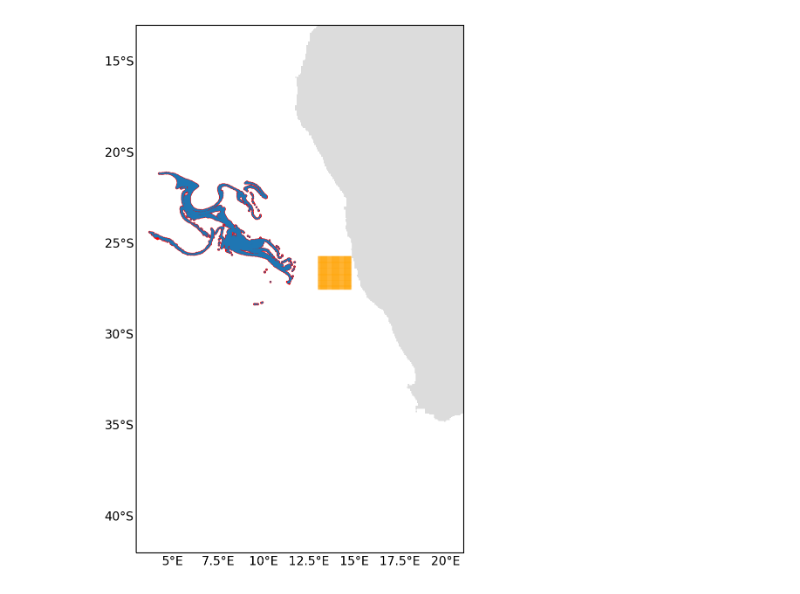
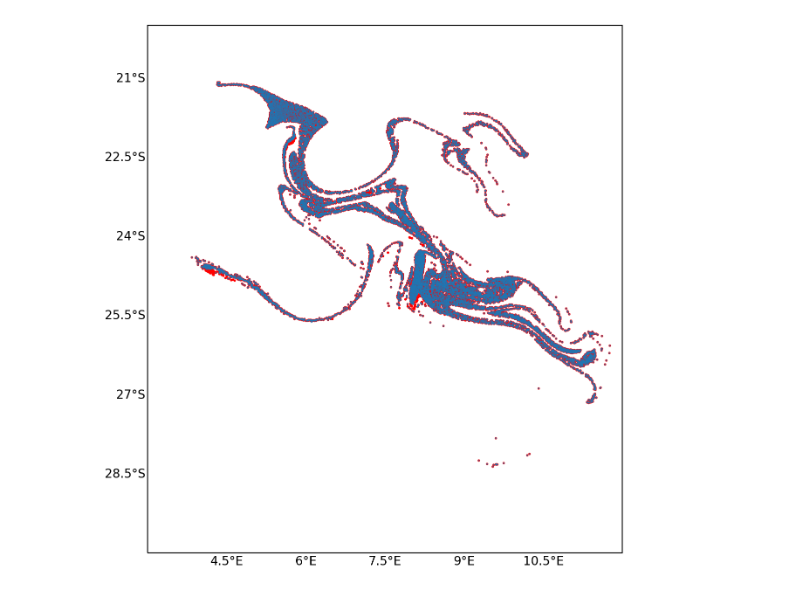
Before and after one commit to OceanParcels/atlanteco_plankton_plastic_nutrients_dispersion, a Jupyter notebook: src/analysis/Luderitz_release_analysis.ipynb, the cells around one changed output. Drawn from its saved outputs; the diff is of its cells as text; code cells hidden in the pictures.

```diff
--- a/src/analysis/Luderitz_release_analysis.ipynb
+++ b/src/analysis/Luderitz_release_analysis.ipynb
@@ -19,27 +20,27 @@ ds2D=xr.open_zarr(home_folder+'Fwd_2D_Luderitz_117x117_Nov01-31_2017_0z_100days.
 # %%
 custom_size=10
 fig = plt.figure(figsize=(12,8), dpi=200)
 ax = plt.axes(projection=ccrs.PlateCarree())
 gl = ax.gridlines(draw_labels=True)
 gl.xlines = False
 gl.ylines = False
 gl.top_labels = False
 gl.right_labels = False
 gl.xlabel_style = {'size': custom_size, 'color': 'k'}
 gl.ylabel_style = {'size': custom_size, 'color': 'k'}
 
 colormap = colors.ListedColormap(['gainsboro', 'white'])
 
 # Near Amazon river- 4-5 month simulations
 ax.pcolormesh(mask_lon[0, 1249:1750, 1499:], mask_lat[0, 1249:1750, 1499:], mask_land[0, 0,1250:1750, 1500:], cmap=colormap)
-ax.set_xlim(3,21)
-ax.set_ylim(-42,-13)
+ax.set_xlim(3,12)
+ax.set_ylim(-30,-20)
 # ax.set_xlim(10,16)
 # ax.set_ylim(-30,-21)
 ax.scatter(ds3D['lon'][:,0], ds3D['lat'][:,0], s=0.001, c='orange')
 ax.scatter(ds3D['lon'][:,90], ds3D['lat'][:,90], s=1, c='red')
 ax.scatter(ds2D['lon'][:,90], ds2D['lat'][:,90], s=0.1)
 
 plt.show()
 # %% [output]
-[figure, old version]
+[figure, new version]
```
Also changed, not shown: parts of 8 cells of this notebook, 11 other files.
